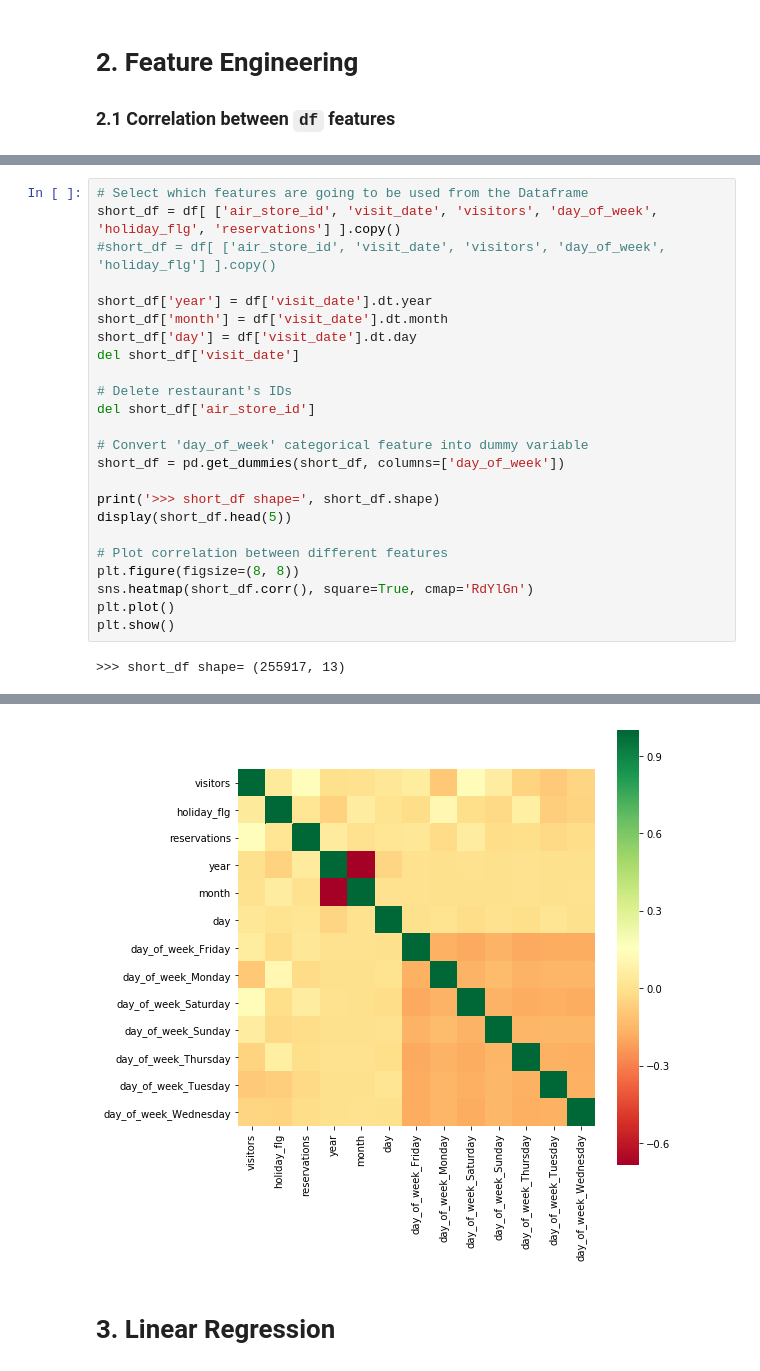
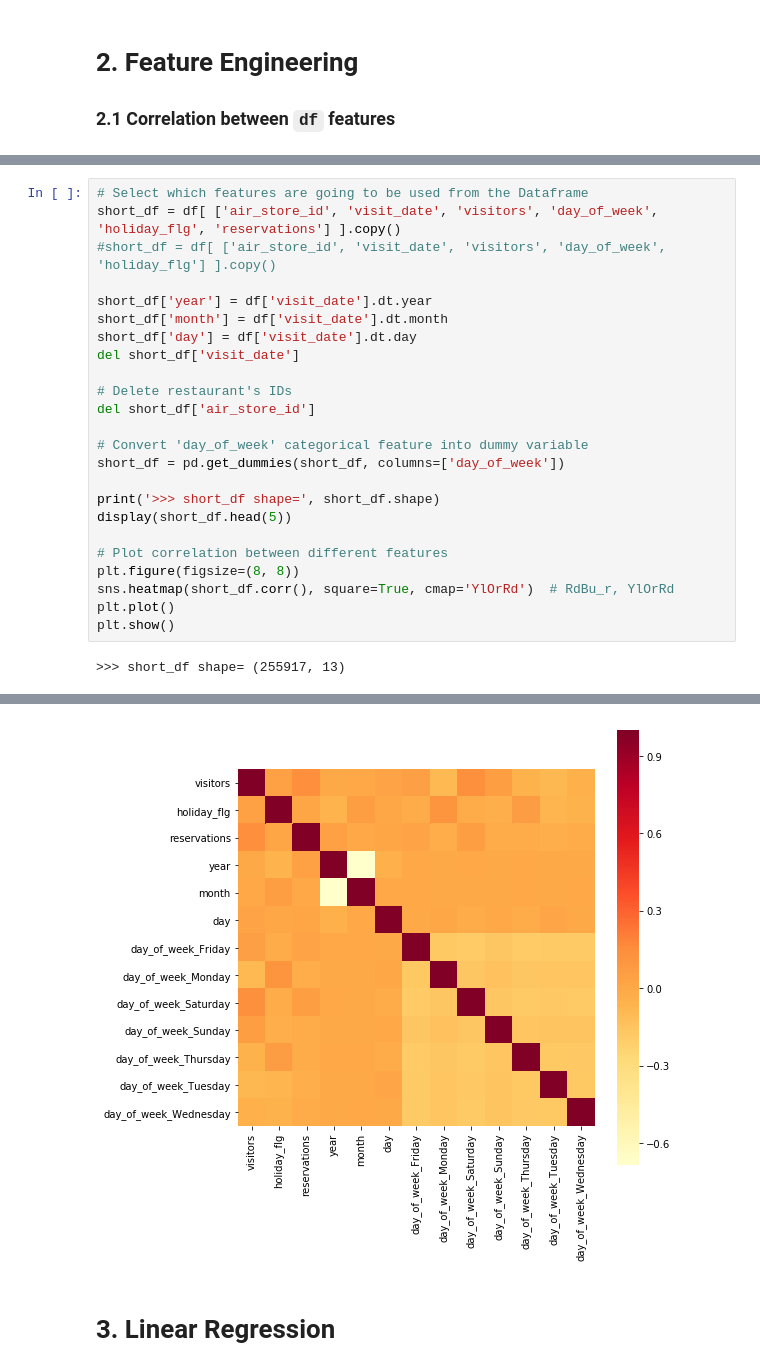
Before and after one commit to karlphillip/DataScience, a Jupyter notebook: Capstone Project1/3_regression.ipynb, the cells around one changed output, grey strips where cells are left out. Drawn from its saved outputs; the diff is of its cells as text.

```diff
--- a/Capstone Project1/3_regression.ipynb
+++ b/Capstone Project1/3_regression.ipynb
@@ -55,35 +57,35 @@ plt.show()
 # Select which features are going to be used from the Dataframe
 short_df = df[ ['air_store_id', 'visit_date', 'visitors', 'day_of_week', 'holiday_flg', 'reservations'] ].copy()
 #short_df = df[ ['air_store_id', 'visit_date', 'visitors', 'day_of_week', 'holiday_flg'] ].copy()
 
 short_df['year'] = df['visit_date'].dt.year
 short_df['month'] = df['visit_date'].dt.month
 short_df['day'] = df['visit_date'].dt.day
 del short_df['visit_date']
 
 # Delete restaurant's IDs
 del short_df['air_store_id']
 
 # Convert 'day_of_week' categorical feature into dummy variable
 short_df = pd.get_dummies(short_df, columns=['day_of_week'])
 
 print('>>> short_df shape=', short_df.shape)
 display(short_df.head(5))
 
 # Plot correlation between different features
 plt.figure(figsize=(8, 8))
-sns.heatmap(short_df.corr(), square=True, cmap='RdYlGn')
+sns.heatmap(short_df.corr(), square=True, cmap='YlOrRd')  # RdBu_r, YlOrRd
 plt.plot()
 plt.show()
 # %% [output]
 >>> short_df shape= (255917, 13)
 |  | visitors | holiday_flg | reservations | year | month | day | day_of_week_Friday | ... |
 | 0 | 25 | 0 | -1.0 | 2016 | 1 | 13 | 0 | ... |
 | 1 | 32 | 0 | -1.0 | 2016 | 1 | 14 | 0 | ... |
 | 2 | 29 | 0 | -1.0 | 2016 | 1 | 15 | 1 | ... |
 | 3 | 22 | 0 | -1.0 | 2016 | 1 | 16 | 0 | ... |
 | 4 | 6 | 0 | -1.0 | 2016 | 1 | 18 | 0 | ... |
-[figure, old version]
+[figure, new version]
 # %% [markdown]
 # 3. Linear Regression
 # %%
```
Also changed, not shown: parts of 2 cells of this notebook.
